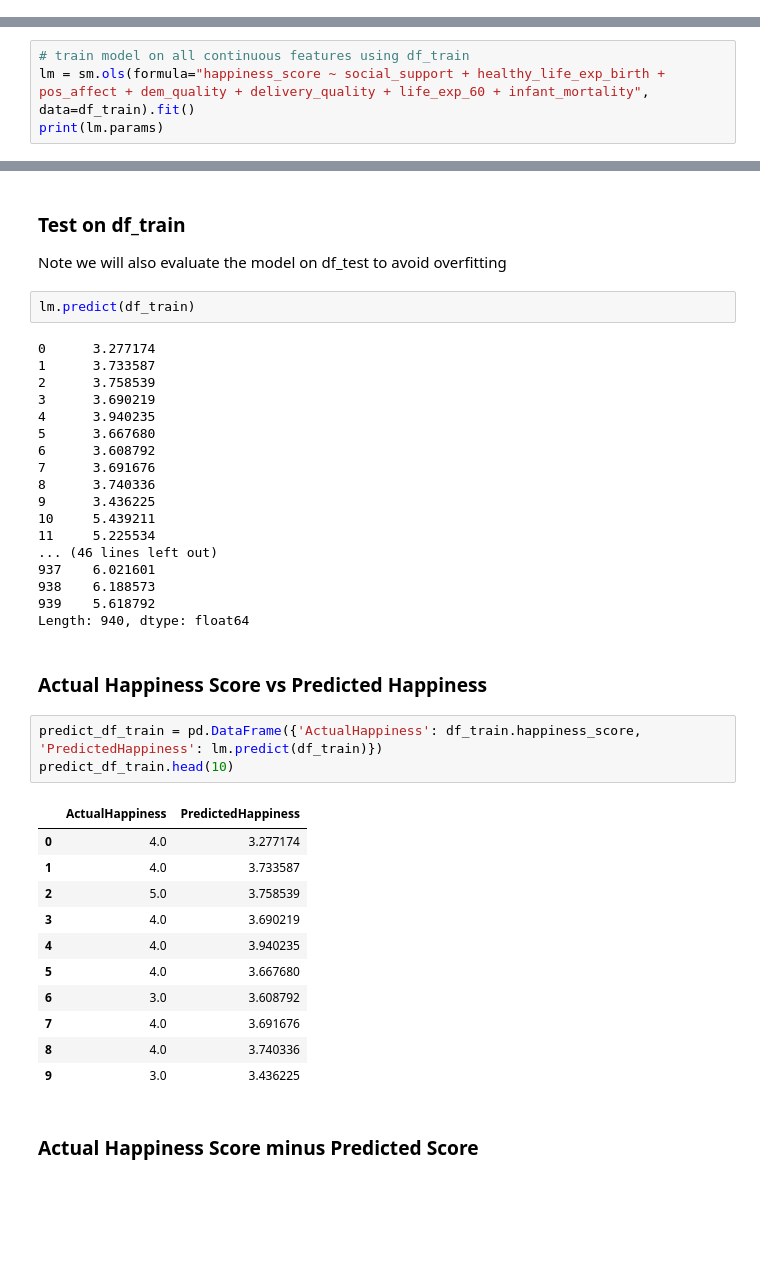
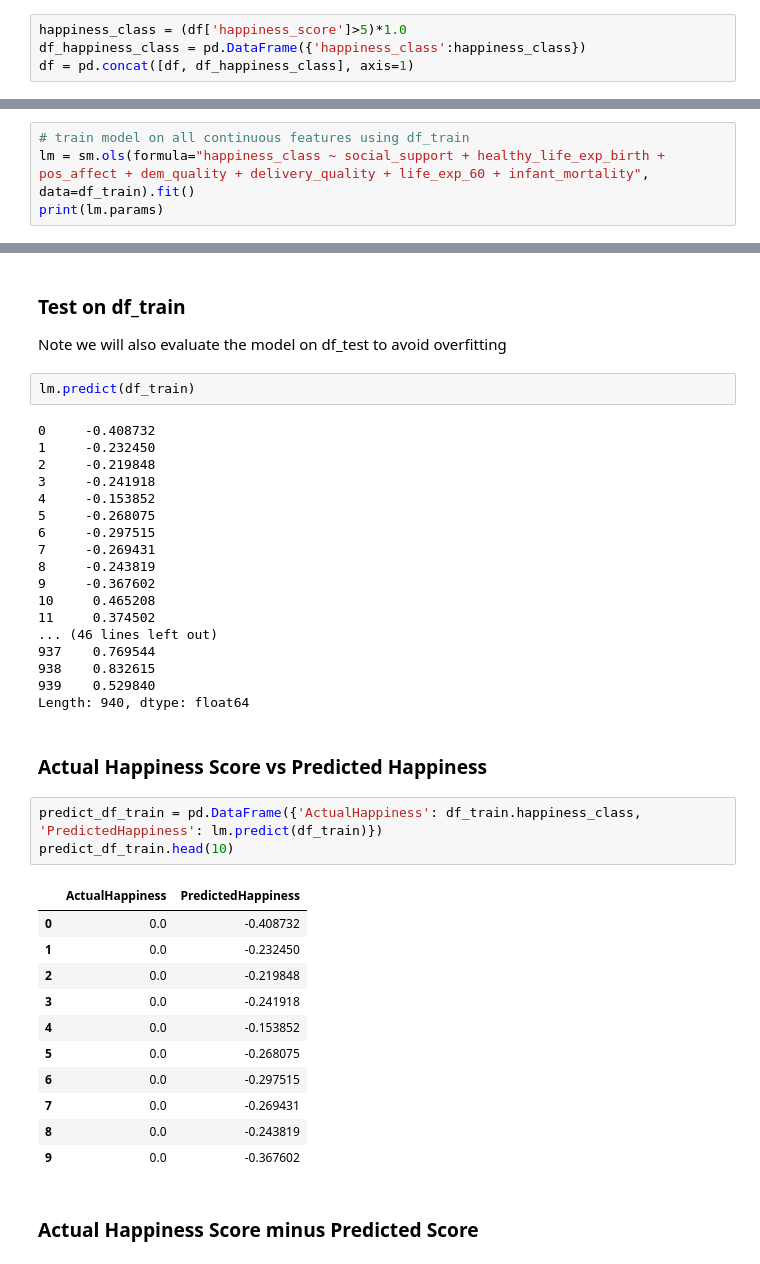
Before and after one commit to thanders/COMP47350_happiness, a Jupyter notebook: group_project/LinearRegressionAlan.ipynb, the cells around one changed output, grey strips where cells are left out. Cells and saved outputs as stored; diff of their text form; blank space fills up the shorter version.

```diff
--- a/group_project/LinearRegressionAlan.ipynb
+++ b/group_project/LinearRegressionAlan.ipynb
@@ -75,3 +75,7 @@ df.head(1)
 # %% [output]
 |  | country | year | happiness_score | social_support | healthy_life_exp_birth | life_choices | generosity | ... |
 | 0 | Afghanistan | 2008 | 4.0 | 0.450662 | 49.209663 | 0.718114 | 0.181819 | ... |
+# %%
+happiness_class = (df['happiness_score']>5)*1.0
+df_happiness_class = pd.DataFrame({'happiness_class':happiness_class})
+df = pd.concat([df, df_happiness_class], axis=1)
@@ -206,6 +221,6 @@ Test set: 404
 df_cross = df
 # %%
 # train model on all continuous features using df_train
-lm = sm.ols(formula="happiness_score ~ social_support + healthy_life_exp_birth + pos_affect + dem_quality + delivery_quality + life_exp_60 + infant_mortality", data=df_train).fit()
+lm = sm.ols(formula="happiness_class ~ social_support + healthy_life_exp_birth + pos_affect + dem_quality + delivery_quality + life_exp_60 + infant_mortality", data=df_train).fit()
 print(lm.params)
 # %% [output]
@@ -247,40 +262,40 @@ Note we will also evaluate the model on df_test to avoid overfitting
 # %%
 lm.predict(df_train)
 # %% [output]
-0      3.277174
-1      3.733587
-2      3.758539
-3      3.690219
-4      3.940235
-5      3.667680
-6      3.608792
-7      3.691676
-8      3.740336
-9      3.436225
-10     5.439211
-11     5.225534
+0     -0.408732
+1     -0.232450
+2     -0.219848
+3     -0.241918
+4     -0.153852
+5     -0.268075
+6     -0.297515
+7     -0.269431
+8     -0.243819
+9     -0.367602
+10     0.465208
+11     0.374502
 ... (46 lines left out)
-937    6.021601
-938    6.188573
-939    5.618792
+937    0.769544
+938    0.832615
+939    0.529840
 Length: 940, dtype: float64
 # %% [markdown]
 ### Actual Happiness Score vs Predicted Happiness
 # %%
-predict_df_train = pd.DataFrame({'ActualHappiness': df_train.happiness_score, 'PredictedHappiness': lm.predict(df_train)})
+predict_df_train = pd.DataFrame({'ActualHappiness': df_train.happiness_class, 'PredictedHappiness': lm.predict(df_train)})
 predict_df_train.head(10)
 # %% [output]
 |  | ActualHappiness | PredictedHappiness |
-| 0 | 4.0 | 3.277174 |
-| 1 | 4.0 | 3.733587 |
-| 2 | 5.0 | 3.758539 |
-| 3 | 4.0 | 3.690219 |
-| 4 | 4.0 | 3.940235 |
-| 5 | 4.0 | 3.667680 |
-| 6 | 3.0 | 3.608792 |
-| 7 | 4.0 | 3.691676 |
-| 8 | 4.0 | 3.740336 |
-| 9 | 3.0 | 3.436225 |
+| 0 | 0.0 | -0.408732 |
+| 1 | 0.0 | -0.232450 |
+| 2 | 0.0 | -0.219848 |
+| 3 | 0.0 | -0.241918 |
+| 4 | 0.0 | -0.153852 |
+| 5 | 0.0 | -0.268075 |
+| 6 | 0.0 | -0.297515 |
+| 7 | 0.0 | -0.269431 |
+| 8 | 0.0 | -0.243819 |
+| 9 | 0.0 | -0.367602 |
 # %% [markdown]
 ### Actual Happiness Score minus Predicted Score
 # %%
```
Also changed, not shown: parts of 22 cells of this notebook, 1 other file.
